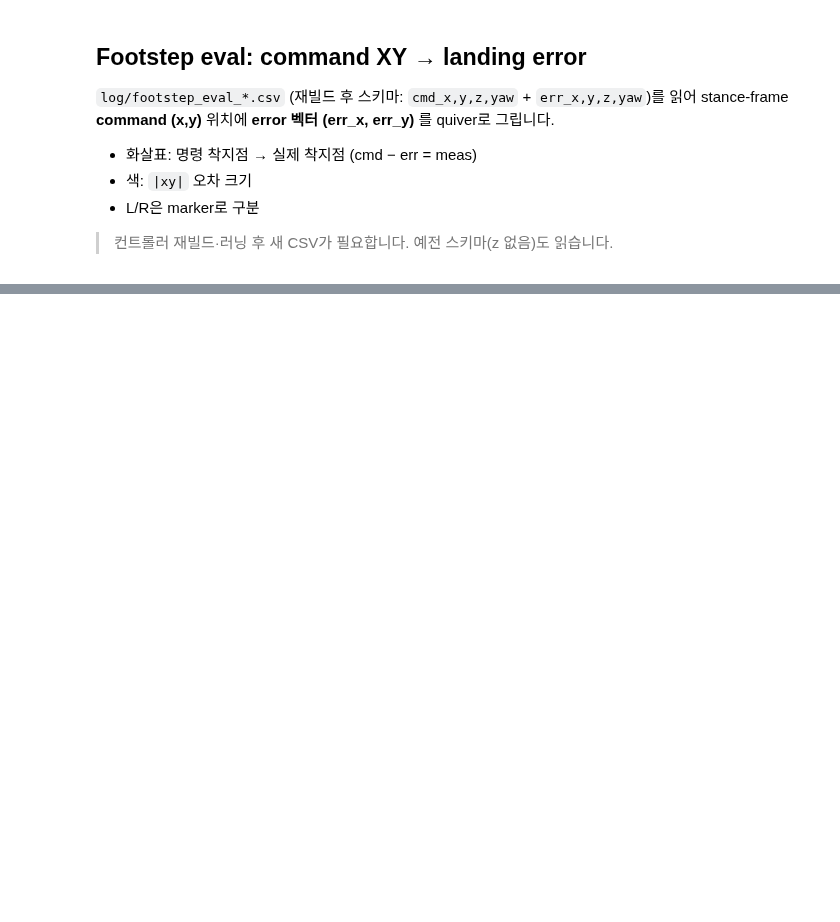
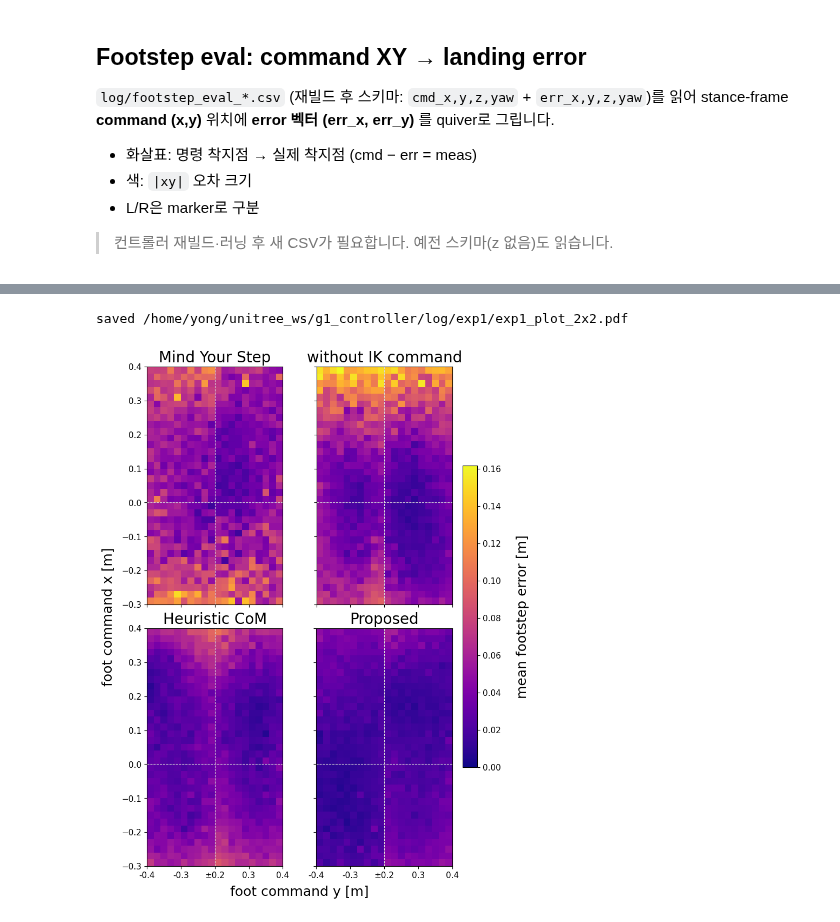
Before and after one commit to yongarry/g1_controller, a Jupyter notebook: log/exp1/plot.ipynb, the cells around one changed output, grey strips where cells are left out. Cells and saved outputs as stored; diff of their text form; code cells hidden in the pictures; blank space fills up the shorter version.

```diff
--- a/log/exp1/plot.ipynb
+++ b/log/exp1/plot.ipynb
@@ -165,0 +166,61 @@ saved /home/yong/unitree_ws/g1_controller/log/exp1/exp1_plot.pdf
+# %%
+# 2x2 heatmap (same data / color scale as the 1xN plot above)
+assert len(names) == 4, "2x2 layout expects 4 eval dirs"
+
+subplot2_wspace = -0.45  # column gap; more negative → tighter
+subplot2_hspace = 0.1  # row gap; more negative → tighter
+ylabel2_xpad = 0.07      # figure-fraction gap from left heatmaps; smaller → closer
+xlabel2_ypad = 0.05      # figure-fraction gap from bottom heatmaps; smaller → closer
+
+fig2, axes2 = plt.subplots(
+    2, 2, figsize=(12, 12), sharex=True, sharey=True,
+    gridspec_kw={"wspace": subplot2_wspace, "hspace": subplot2_hspace},
+)
+pcm2 = None
+for ax, mean_e, t in zip(axes2.ravel(), heat, titles):
+    pcm2 = ax.pcolormesh(
+        xedges, yedges, mean_e.T,
+        cmap="plasma", shading="auto",
+        vmin=0.0, vmax=vmax,
+        rasterized=True,
+    )
+    ax.axhline(0, color="0.85", lw=0.8, ls="--")
+    ax.axvline(0, color="0.85", lw=0.8, ls="--")
+    ax.set_xlim(x0, x1)
+    ax.set_ylim(y0, y1)
+    ax.set_aspect("equal", adjustable="box")
+    ax.xaxis.set_major_locator(MultipleLocator(tick))
+    ax.yaxis.set_major_locator(MultipleLocator(tick))
+    ax.xaxis.set_major_formatter(FuncFormatter(
+        lambda v, _: "±0.2" if abs(v) < 1e-12
+        else f"{(v - y_gap) if v < 0 else (v + y_gap):.1f}"
+    ))
+    ax.set_title(t, fontsize=title_fs, fontweight="bold" if t == "Proposed" else "normal")
+    ax.tick_params(axis="both", labelsize=tick_fs)
+    ax.grid(False)
+
+cb2 = fig2.colorbar(pcm2, ax=axes2, fraction=0.03, pad=0.02)
+cb2.set_label("mean footstep error [m]", fontsize=label_fs, labelpad=cb_labelpad)
+cb2.ax.tick_params(labelsize=tick_fs)
+fig2.canvas.draw()
+pos_tl = axes2[0, 0].get_position()
+pos_bl = axes2[1, 0].get_position()
+pos_tr = axes2[0, 1].get_position()
+fig2.supxlabel(
+    "foot command y [m]", fontsize=label_fs,
+    x=0.5 * (pos_tl.x0 + pos_tr.x1),
+    y=pos_bl.y0 - xlabel2_ypad,
+)
+fig2.supylabel(
+    "foot command x [m]", fontsize=label_fs,
+    x=pos_tl.x0 - ylabel2_xpad,
+    y=0.5 * (pos_bl.y0 + pos_tl.y1),
+)
+pdf_path_2x2 = Path("exp1_plot_2x2.pdf")
+fig2.savefig(pdf_path_2x2, format="pdf", bbox_inches="tight")
+fig2.savefig("exp1_plot_2x2.png", format="png", bbox_inches="tight")
+print(f"saved {pdf_path_2x2.resolve()}")
+plt.show()
+# %% [output]
+saved /home/yong/unitree_ws/g1_controller/log/exp1/exp1_plot_2x2.pdf
+[figure, added]
```
Also changed, not shown: parts of 1 cell of this notebook, 30 other files.
